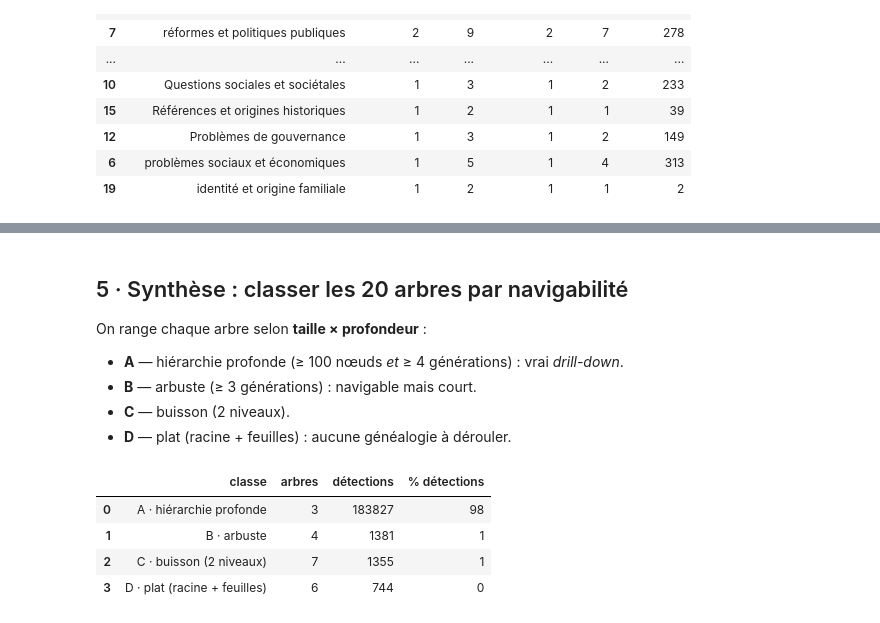
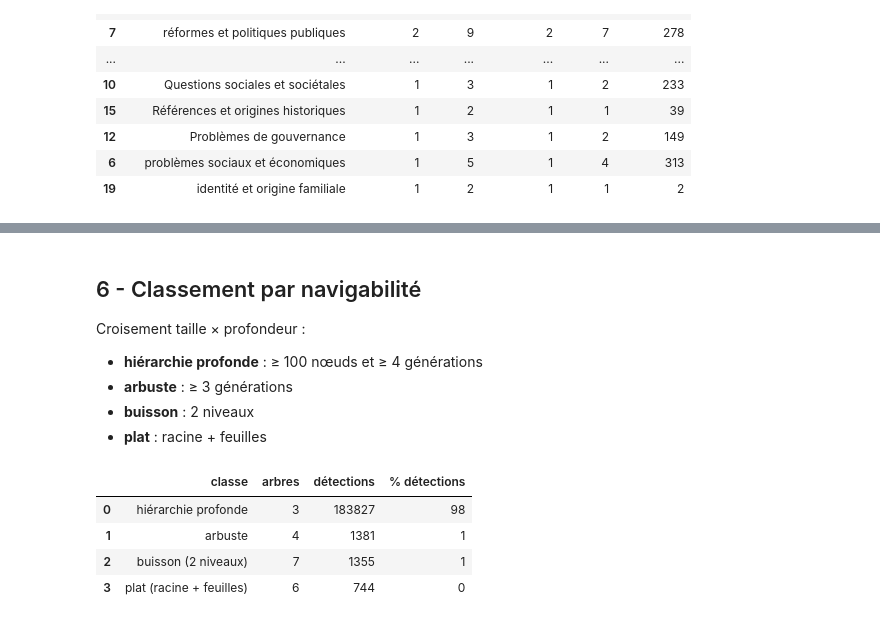
Before and after one commit to dataforgoodfr/cahier_doleances, a Jupyter notebook: analyse/structure_arbres_v3.ipynb, the cells around one changed output, grey strips where cells are left out. Drawn from its saved outputs; the diff is of its cells as text; code cells hidden in the pictures.

```diff
--- a/analyse/structure_arbres_v3.ipynb
+++ b/analyse/structure_arbres_v3.ipynb
@@ -51,21 +51,21 @@ print(f"{len(topics)} topics · {len(docs)} documents analysés")
 # %%
-# --- propre = relié ET sans cycle ---
 est_parent = {p for p in parent_nom.values() if p}
 isoles = {n for n in by_name if not parent_nom[n] and n not in est_parent}
 
 
-def _cyclique(nom, vus=None):
+def est_cyclique(nom: str, vus: set | None = None) -> bool:
     vus = vus or set()
     if nom in vus:
         return True
     vus.add(nom)
     p = parent_nom.get(nom)
-    return _cyclique(p, vus) if p and p in by_name else False
+    return est_cyclique(p, vus) if p and p in by_name else False
 
 
-cycliques = {n for n in by_name if _cyclique(n)}
+cycliques = {n for n in by_name if est_cyclique(n)}
 propre = set(by_name) - isoles - cycliques
 
-print(f"topics propres : {len(propre)} / {len(by_name)}")
-print(f"  écartés → isolés : {len(isoles)} · cycliques : {len(cycliques)}")
+print(f"✅ {len(propre)} topics propres sur {len(by_name)}")
+print(f"ℹ️ Écartés --> isolés : {len(isoles)} · cycliques : {len(cycliques)}")
+print("ℹ️ Pour mémoire, la v1 comptait 1029 isolés et 78 cycles")
 # %% [output]
@@ -85,15 +81,16 @@ for n, p in parent_de.items():
     enfants[p].append(n)
 
 _memo = {}
-def rec(n):                     # détections agrégées sur tout le sous-arbre
+def rec(n: str) -> int:
+    """Détections agrégées sur le sous-arbre."""
     if n not in _memo:
         _memo[n] = own.get(n, 0) + sum(rec(c) for c in enfants[n])
     return _memo[n]
 
-def niv(n):                     # le champ `level` de JB (0 feuille … 7 racine)
+def niv(n: str) -> int:
     return by_name[n]["level"]
 
-def sous_arbre(r):
+def sous_arbre(r: str) -> set:
     vus, f = set(), deque([r])
     while f:
         x = f.popleft()
@@ -103,7 +100,8 @@ def sous_arbre(r):
         f.extend(enfants[x])
     return vus
 
-def profondeur(r):              # nb d'arêtes racine → feuille la plus lointaine
+def profondeur(r: str) -> int:
+    """Arêtes de la racine à la feuille la plus lointaine."""
     d, f, mx = {r: 0}, deque([r]), 0
     while f:
         x = f.popleft()
@@ -115,5 +113,5 @@ def profondeur(r):              # nb d'arêtes racine → feuille la plus lointa
 
 ROOTS = sorted((n for n in propre if n not in parent_de and rec(n) > 0),
                key=rec, reverse=True)
-print(f"{len(ROOTS)} arbres (racines propres portant au moins une détection)")
+print(f"✅ {len(ROOTS)} arbres (racine propre portant au moins une détection)")
 # %% [output]
@@ -282,33 +289,35 @@ nœuds « en chaîne » (1 seul enfant) : 163 = 23 % des internes
 # %% [markdown]
-## 5 · Synthèse : classer les 20 arbres par navigabilité
+## 6 - Classement par navigabilité
 
-On range chaque arbre selon **taille × profondeur** :
+Croisement taille × profondeur :
 
-- **A** — hiérarchie profonde (≥ 100 nœuds *et* ≥ 4 générations) : vrai *drill-down*.
-- **B** — arbuste (≥ 3 générations) : navigable mais court.
-- **C** — buisson (2 niveaux).
-- **D** — plat (racine + feuilles) : aucune généalogie à dérouler.
+- **hiérarchie profonde** : ≥ 100 nœuds et ≥ 4 générations
+- **arbuste** : ≥ 3 générations
+- **buisson** : 2 niveaux
+- **plat** : racine + feuilles
 # %%
-def classe(r):
+def classe(r: str) -> str:
     n, p = len(sous_arbre(r)), profondeur(r)
     if n >= 100 and p >= 4:
-        return "A · hiérarchie profonde"
+        return "hiérarchie profonde"
     if p >= 3:
-        return "B · arbuste"
+        return "arbuste"
     if p == 2:
-        return "C · buisson (2 niveaux)"
-    return "D · plat (racine + feuilles)"
+        return "buisson (2 niveaux)"
+    return "plat (racine + feuilles)"
 
+ORDRE = ["hiérarchie profonde", "arbuste", "buisson (2 niveaux)", "plat (racine + feuilles)"]
 tab["classe"] = tab["racine"].map(classe)
+
 resume = (tab.groupby("classe")
              .agg(arbres=("racine", "size"), détections=("détections", "sum"))
-             .reset_index())
+             .reindex(ORDRE).reset_index())
 resume["% détections"] = (100 * resume["détections"] / TOT).round().astype(int)
 resume
 # %% [output]
 |  | classe | arbres | détections | % détections |
-| 0 | A · hiérarchie profonde | 3 | 183827 | 98 |
-| 1 | B · arbuste | 4 | 1381 | 1 |
-| 2 | C · buisson (2 niveaux) | 7 | 1355 | 1 |
-| 3 | D · plat (racine + feuilles) | 6 | 744 | 0 |
+| 0 | hiérarchie profonde | 3 | 183827 | 98 |
+| 1 | arbuste | 4 | 1381 | 1 |
+| 2 | buisson (2 niveaux) | 7 | 1355 | 1 |
+| 3 | plat (racine + feuilles) | 6 | 744 | 0 |
 # %%
```
Also changed, not shown: parts of 34 cells of this notebook, 9 other files.
